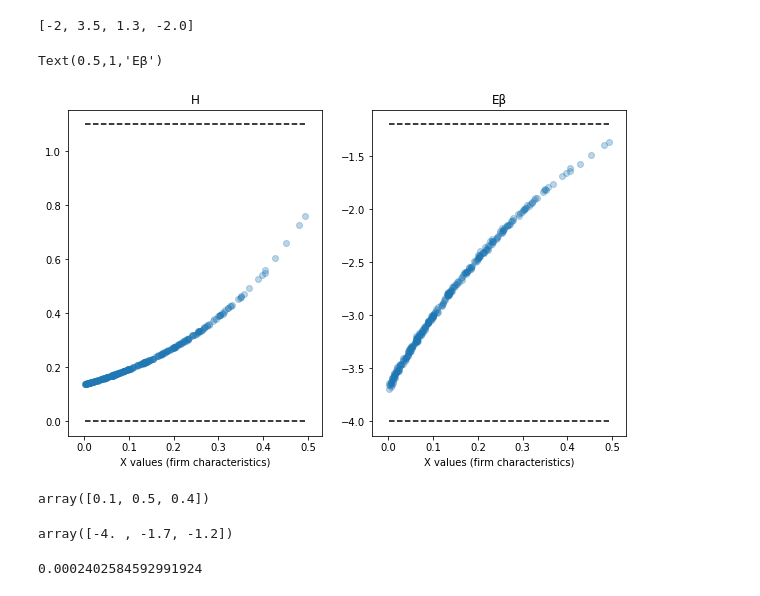
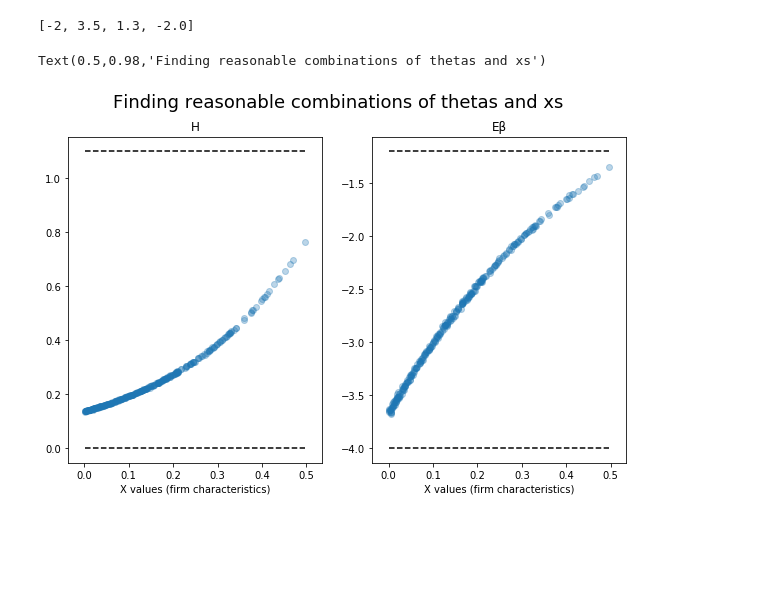
Before and after one commit to cdagnino/LearningModels, a Jupyter notebook: Notebooks/estimation/testing_full_gmm_procedure.ipynb, the cells around one changed output. Drawn from its saved outputs; the diff is of its cells as text; code cells hidden in the pictures; blank space fills up the shorter version.

```diff
--- a/Notebooks/estimation/testing_full_gmm_procedure.ipynb
+++ b/Notebooks/estimation/testing_full_gmm_procedure.ipynb
@@ -157,36 +110,27 @@ betas
 # %%
 import matplotlib
 #matplotlib.style.use('fivethirtyeight')
 #Scatter plot of H, EB as function of x and prior_shocks
 
 %matplotlib inline
 import matplotlib.pyplot as plt
 
 fig, [ax1, ax2] = plt.subplots(1, 2, figsize=(10, 6), sharex=True)
 θ = np.array([-2, 3.5, 1.3, -2.])
 
 ax1.set_xlabel("X values (firm characteristics)")
 ax2.set_xlabel("X values (firm characteristics)")
 H = np.e**((θ[0] + θ[1]*xs + prior_shocks))
 Eβ = -np.e**(θ[2] + θ[3]*xs + prior_shocks)
 ax1.scatter(xs, H, alpha=0.3)
 ax1.set_title("H")
 ax1.hlines(0., xs.min(), xs.max(), linestyles="dashed")
 ax1.hlines(np.log(3), xs.min(), xs.max(), linestyles="dashed")
 ax2.scatter(xs, Eβ, alpha=0.3)
 ax2.hlines(src.betas_transition.min(), xs.min(), xs.max(), linestyles="dashed")
 ax2.hlines(src.betas_transition.max(), xs.min(), xs.max(), linestyles="dashed")
 ax2.set_title("Eβ")
+fig.suptitle("Finding reasonable combinations of thetas and xs", size=18)
 # %% [output]
-Text(0.5,1,'Eβ')
+Text(0.5,0.98,'Finding reasonable combinations of thetas and xs')
-[figure, old version]
+[figure, new version]
-# %%
-θ = np.array([-2, 3.5, 1.3, -2.])
-θ_ = θ + 0.1
-from_theta_to_lambda0(0.3, θ=θ_, prior_shock=prior_shocks[3])
-# %% [output]
-array([0.1, 0.5, 0.4])
-# %%
-src.betas_transition
-# %% [output]
-array([-4. , -1.7, -1.2])
@@ -196,4 +136,0 @@ def my_entropy(p):
-# %%
-my_entropy([1. - 0.00001, 0.00001, 0.00001])
-# %% [output]
-0.0002402584592991924
```
Also changed, not shown: parts of 10 cells of this notebook, 1 other file.
